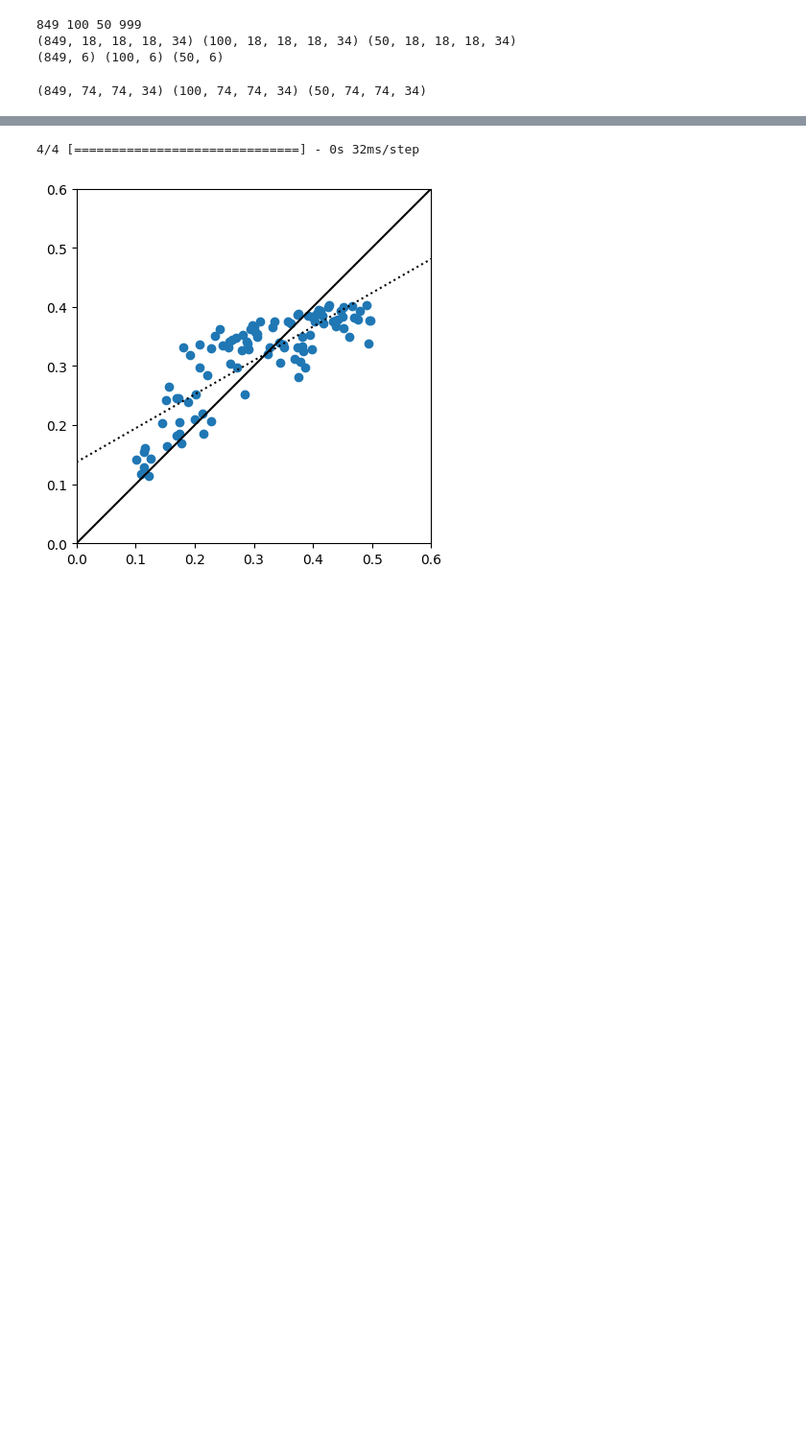
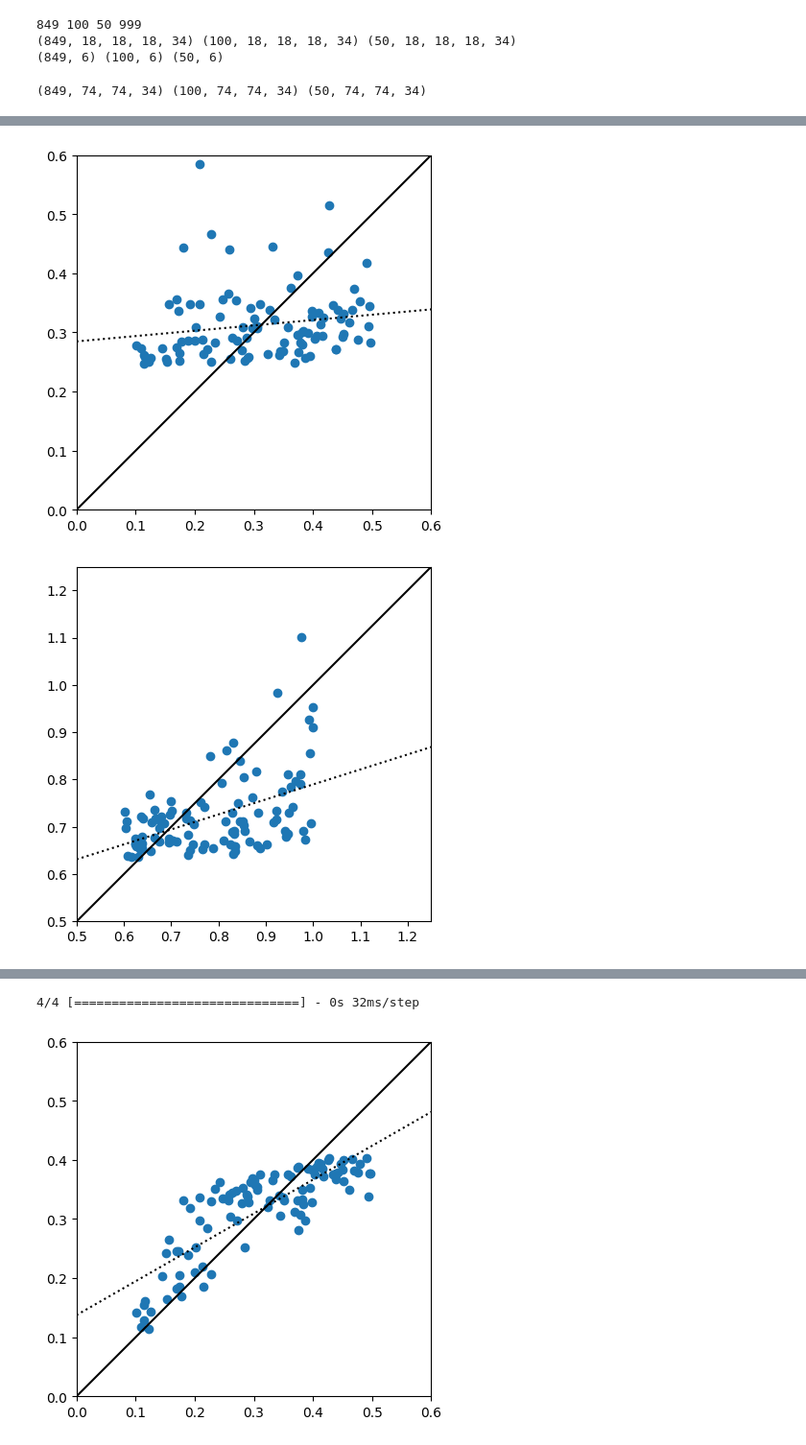
Before and after one commit to shubhagrawal30/CosmoIM, a Jupyter notebook: notebooks/nn_grids.ipynb, the cells around one changed output, grey strips where cells are left out. Shown at 96% size. Cells and saved outputs as stored; diff of their text form; code cells hidden in the pictures; blank space fills up the shorter version.

Commit message:
add saving models

```diff
--- a/notebooks/nn_grids.ipynb
+++ b/notebooks/nn_grids.ipynb
@@ -138,21 +138,26 @@ input_shape = (18, 18, 18, 34)
 output_num = 6
 
 model = tf.keras.Sequential([
-    tf.keras.layers.Dense(128, activation='leaky_relu', input_shape=input_shape),
-  tf.keras.layers.Dense(128, activation='leaky_relu'),
-  tf.keras.layers.Conv3D(128, kernel_size=(2, 2, 2), activation='relu'),
-  tf.keras.layers.MaxPooling3D(pool_size=(3, 3, 3)),
-  tf.keras.layers.Conv3D(128, kernel_size=(3, 3, 3), activation='relu'),
-  tf.keras.layers.MaxPooling3D(pool_size=(3, 3, 3)),
+    tf.keras.layers.Dense(256, activation='leaky_relu', input_shape=input_shape),
+  tf.keras.layers.Dense(256, activation='leaky_relu'),
+  tf.keras.layers.Dense(256, activation='leaky_relu'),
+  tf.keras.layers.Conv3D(256, kernel_size=(2, 2, 2), activation='relu'),
+  tf.keras.layers.MaxPooling3D(pool_size=(2, 2, 2)),
+  tf.keras.layers.Conv3D(256, kernel_size=(2, 2, 2), activation='relu'),
+  tf.keras.layers.MaxPooling3D(pool_size=(2, 2, 2)),
+  tf.keras.layers.Conv3D(256, kernel_size=(2, 2, 2), activation='relu'),
+  tf.keras.layers.MaxPooling3D(pool_size=(2, 2, 2)),
   tf.keras.layers.Flatten(),
-  tf.keras.layers.Dense(128, activation='leaky_relu'),
-  tf.keras.layers.Dense(128, activation='leaky_relu'),
-  tf.keras.layers.Dense(128, activation='relu'),
+  tf.keras.layers.Dense(256, activation='leaky_relu'),
+  tf.keras.layers.Dense(256, activation='leaky_relu'),
+  tf.keras.layers.Dense(256, activation='relu'),
+  tf.keras.layers.Dense(256, activation='relu'),
   tf.keras.layers.Dense(output_num, activation='linear') # assuming 6 output parameters
 ])
 
 # Compile the model
-model.compile(loss='mse', optimizer='adam')
+# model.compile(loss='mse', optimizer='adam')
+model.compile(loss='mae', optimizer='adam')
 # model.compile(loss=tf.keras.losses.LogCosh(), optimizer='adam')
 
 model.summary()
@@ -176,5 +181,5 @@ Non-trainable params: 0
 _________________________________________________________________
 # %%
 # Train the model
-history = model.fit(train_x, train_y, epochs=20, validation_data=(val_x, val_y))
+history = model.fit(train_x, train_y, epochs=10, validation_data=(val_x, val_y))
 # %% [output]
@@ -197,0 +229,17 @@ Epoch 20/20
+# %%
+predictions = model.predict(val_x)
+upp_lims = [0.6, 1.25, 5, 4, 2, 2]
+low_lims = [0, 0.5, -1, 0, 0, 0]
+for ind, (low_lim, upp_lim) in enumerate(zip(low_lims, upp_lims)):
+    p = np.poly1d(np.polyfit(val_y[:, ind], predictions[:, ind], 1))
+    plt.figure()
+    plt.scatter(val_y[:, ind], predictions[:, ind])
+    plt.plot([low_lim, upp_lim], [low_lim, upp_lim], color="black")
+    plt.plot([low_lim, upp_lim], [p(low_lim), p(upp_lim)], color="black", ls=":")
+    plt.xlim([low_lim, upp_lim])
+    plt.ylim([low_lim, upp_lim])
+    ax = plt.gca()
+    ax.set_aspect('equal', adjustable='box')
+    plt.show()
+    plt.close()
+# %% [output]
@@ -197,0 +247,2 @@ Epoch 20/20
+[figure, added]
+[figure, added]
```
Also changed, not shown: parts of 5 cells of this notebook, 1 other file.
